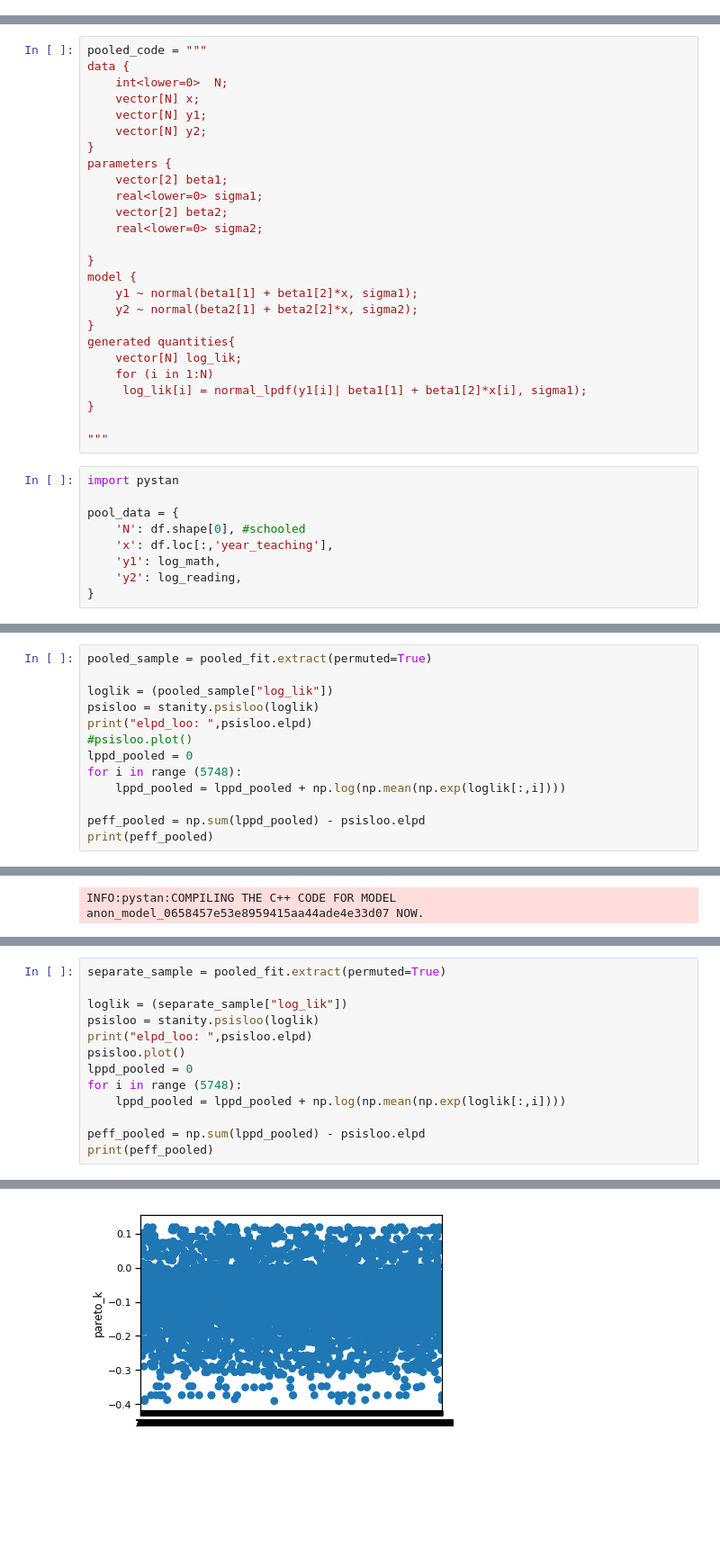
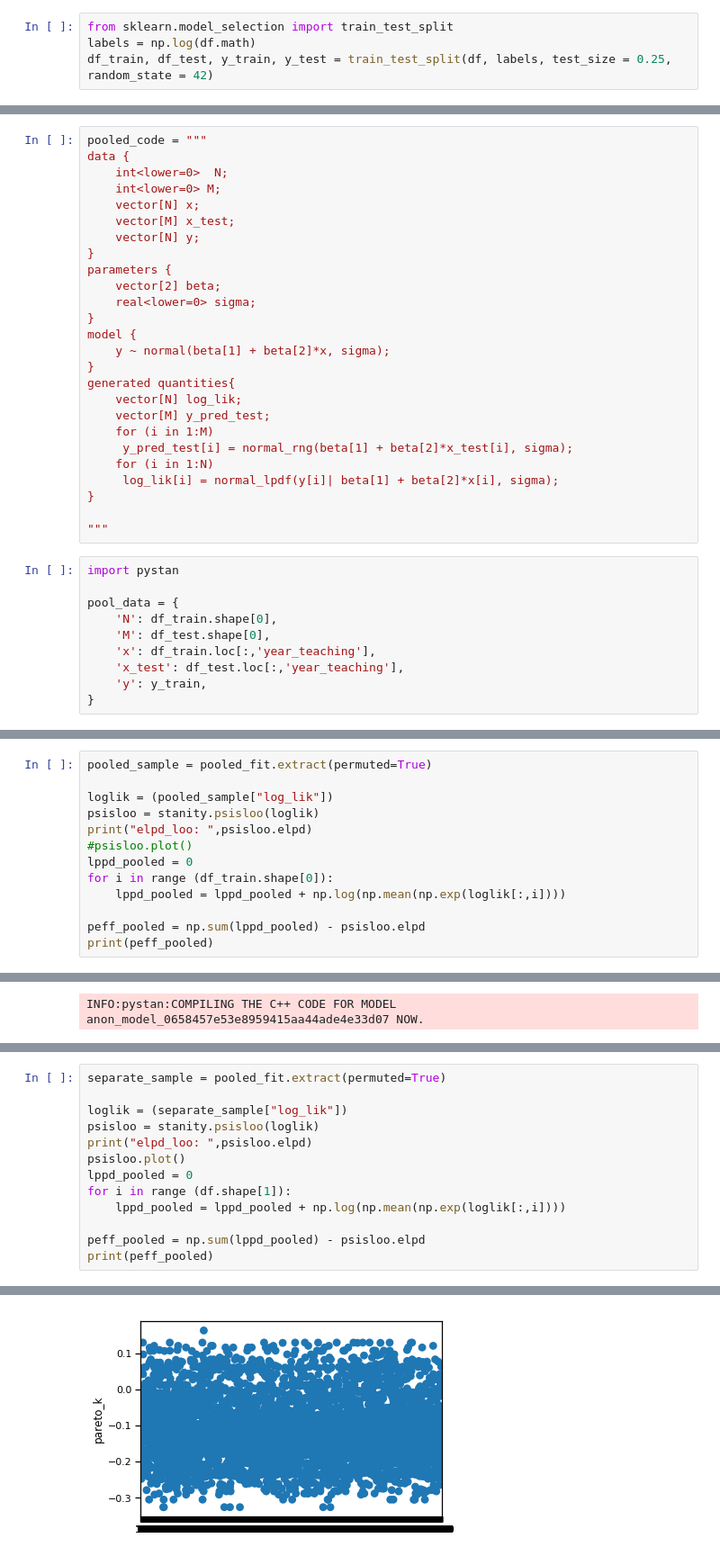
Before and after one commit to cthai721/bda-project, a Jupyter notebook: Effects on Learning of Small Class Sizes - logscale.ipynb, the cells around one changed output, grey strips where cells are left out. Shown at 90% size. Saved outputs shown, nothing was run; the diff lists cells and outputs as text; blank space fills up the shorter version.

```diff
--- a/Effects on Learning of Small Class Sizes - logscale.ipynb
+++ b/Effects on Learning of Small Class Sizes - logscale.ipynb
@@ -92,28 +103,32 @@ plt.show()
+# %%
+from sklearn.model_selection import train_test_split
+labels = np.log(df.math)
+df_train, df_test, y_train, y_test = train_test_split(df, labels, test_size = 0.25, random_state = 42)
 # %% [markdown]
 ## Pooled model
 # %%
 pooled_code = """
 data {
     int<lower=0>  N;
+    int<lower=0> M;
     vector[N] x;
-    vector[N] y1;
-    vector[N] y2;
+    vector[M] x_test;
+    vector[N] y;
 }
 parameters {
-    vector[2] beta1;
-    real<lower=0> sigma1;
-    vector[2] beta2;
-    real<lower=0> sigma2;
-
+    vector[2] beta;
+    real<lower=0> sigma;
 }
 model {
-    y1 ~ normal(beta1[1] + beta1[2]*x, sigma1);
-    y2 ~ normal(beta2[1] + beta2[2]*x, sigma2);
+    y ~ normal(beta[1] + beta[2]*x, sigma);
 }
 generated quantities{
     vector[N] log_lik;
+    vector[M] y_pred_test;
+    for (i in 1:M)
+     y_pred_test[i] = normal_rng(beta[1] + beta[2]*x_test[i], sigma);
     for (i in 1:N)
-     log_lik[i] = normal_lpdf(y1[i]| beta1[1] + beta1[2]*x[i], sigma1);
+     log_lik[i] = normal_lpdf(y[i]| beta[1] + beta[2]*x[i], sigma);
 }
 
 """
@@ -121,10 +136,11 @@ generated quantities{
 import pystan
 
 pool_data = {
-    'N': df.shape[0], #schooled
-    'x': df.loc[:,'year_teaching'],
-    'y1': log_math,
-    'y2': log_reading,
+    'N': df_train.shape[0],
+    'M': df_test.shape[0],
+    'x': df_train.loc[:,'year_teaching'],
+    'x_test': df_test.loc[:,'year_teaching'],
+    'y': y_train,
 }
 # %%
 pooled_fit = pystan.stan(model_code=pooled_code, data = pool_data, iter = 1000, chains = 2)
@@ -138,7 +172,7 @@ psisloo = stanity.psisloo(loglik)
 print("elpd_loo: ",psisloo.elpd)
 #psisloo.plot()
 lppd_pooled = 0
-for i in range (5748):
+for i in range (df_train.shape[0]):
     lppd_pooled = lppd_pooled + np.log(np.mean(np.exp(loglik[:,i])))
 
 peff_pooled = np.sum(lppd_pooled) - psisloo.elpd
@@ -232,7 +262,7 @@ psisloo = stanity.psisloo(loglik)
 print("elpd_loo: ",psisloo.elpd)
 psisloo.plot()
 lppd_pooled = 0
-for i in range (5748):
+for i in range (df.shape[1]):
     lppd_pooled = lppd_pooled + np.log(np.mean(np.exp(loglik[:,i])))
 
 peff_pooled = np.sum(lppd_pooled) - psisloo.elpd
@@ -243,4 +273,4 @@ elpd_loo:  5261.320358739571
-[figure, old version]
+[figure, new version]
 # %%
 separate_sample = pd.Series(separate_fit['alpha'].mean(0), index=schools)
 separate_sample_se = pd.Series(separate_fit['alpha'].std(0), index=schools)
```
Also changed, not shown: parts of 16 cells of this notebook.
